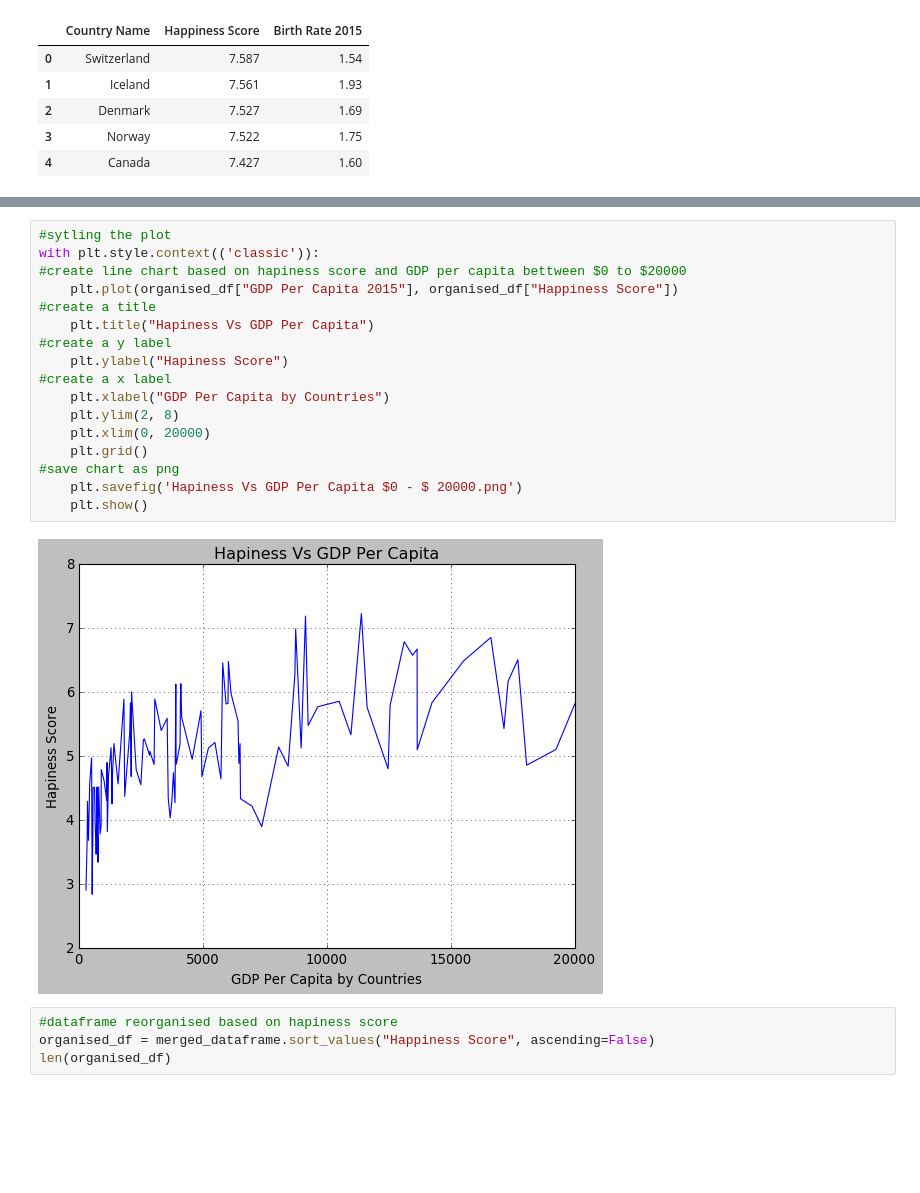
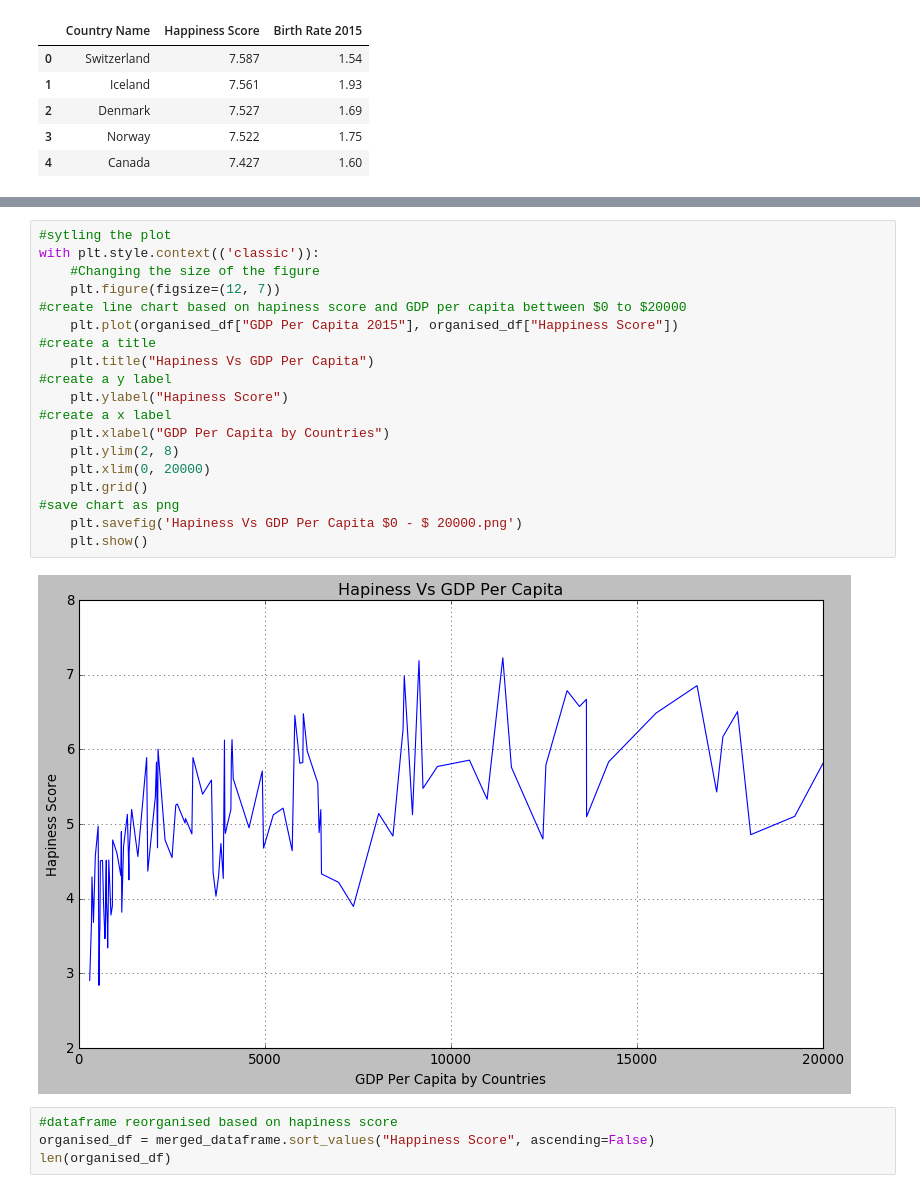
Before and after one commit to sinancengiz/World_Happiness, a Jupyter notebook: main.ipynb, the cells around one changed output, grey strips where cells are left out. Saved outputs shown, nothing was run; the diff lists cells and outputs as text; blank space fills up the shorter version.

```diff
--- a/main.ipynb
+++ b/main.ipynb
@@ -184,22 +158,24 @@ with plt.style.context(('classic')):
 # %%
 #sytling the plot
 with plt.style.context(('classic')):
+    #Changing the size of the figure
+    plt.figure(figsize=(12, 7))
 #create line chart based on hapiness score and GDP per capita bettween $0 to $20000
     plt.plot(organised_df["GDP Per Capita 2015"], organised_df["Happiness Score"])
 #create a title
     plt.title("Hapiness Vs GDP Per Capita")
 #create a y label
     plt.ylabel("Hapiness Score")
 #create a x label
     plt.xlabel("GDP Per Capita by Countries")
     plt.ylim(2, 8)
     plt.xlim(0, 20000)
     plt.grid()
 #save chart as png
     plt.savefig('Hapiness Vs GDP Per Capita $0 - $ 20000.png')
     plt.show()
 # %% [output]
-[figure, old version]
+[figure, new version]
 # %%
 #dataframe reorganised based on hapiness score
 organised_df = merged_dataframe.sort_values("Happiness Score", ascending=False)
```
Also changed, not shown: parts of 5 cells of this notebook, 1 other file.
